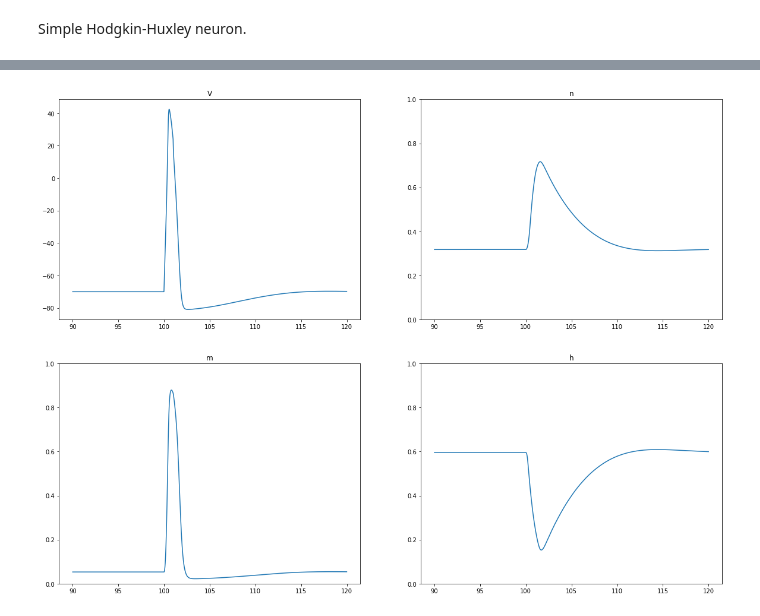
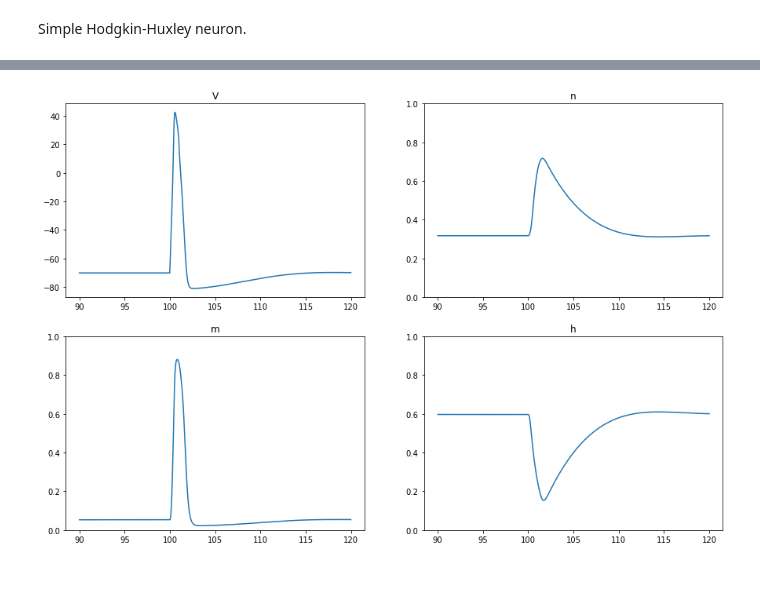
Before and after one commit to ANNarchy/ANNarchy, a Jupyter notebook: examples/hodgkin_huxley/HodgkinHuxley.ipynb, the cells around one changed output, grey strips where cells are left out. Cells and saved outputs as stored; diff of their text form; code cells hidden in the pictures; blank space fills up the shorter version.

```diff
--- a/examples/hodgkin_huxley/HodgkinHuxley.ipynb
+++ b/examples/hodgkin_huxley/HodgkinHuxley.ipynb
@@ -77,11 +77,9 @@ data = m.get()
 tstart = int(90.0/dt)
 tstop  = int(120.0/dt)
 
-% matplotlib inline
-import matplotlib
 import matplotlib.pyplot as plt
-matplotlib.rcParams['figure.figsize'] = (20.0, 15.0)
 
+plt.figure(figsize=(15, 10))
 plt.subplot(2,2,1)
 plt.plot(90.0 + dt*np.arange(tstop-tstart), data['V'][tstart:tstop, 0])
 plt.title('V')
@@ -104 +101 @@ WARNING: unrecognized arguments: ['-f', '/run/user/1000/jupyter/kernel-e2df57bc-
-[figure, old version]
+[figure, new version]
```
Also changed, not shown: parts of 1 cell of this notebook, 12 other files.
